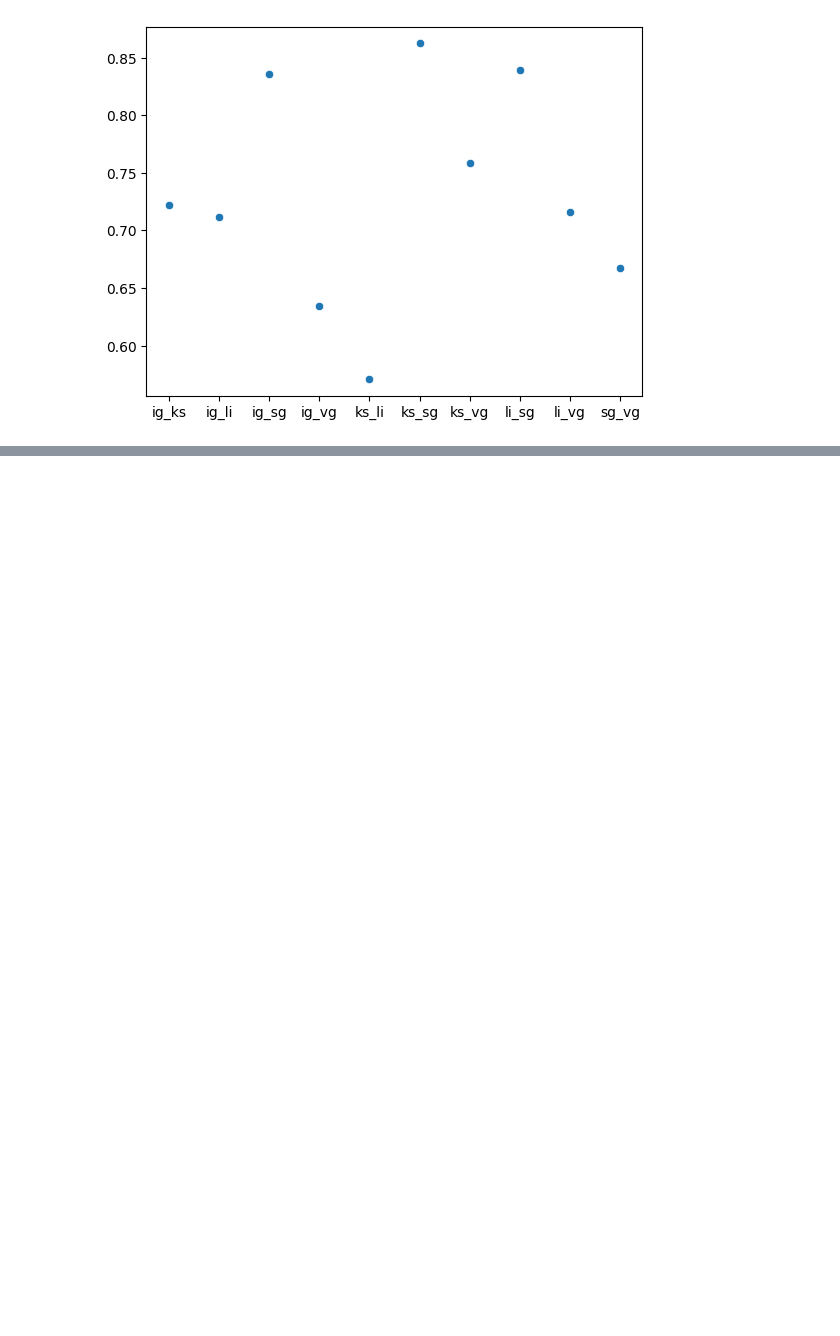
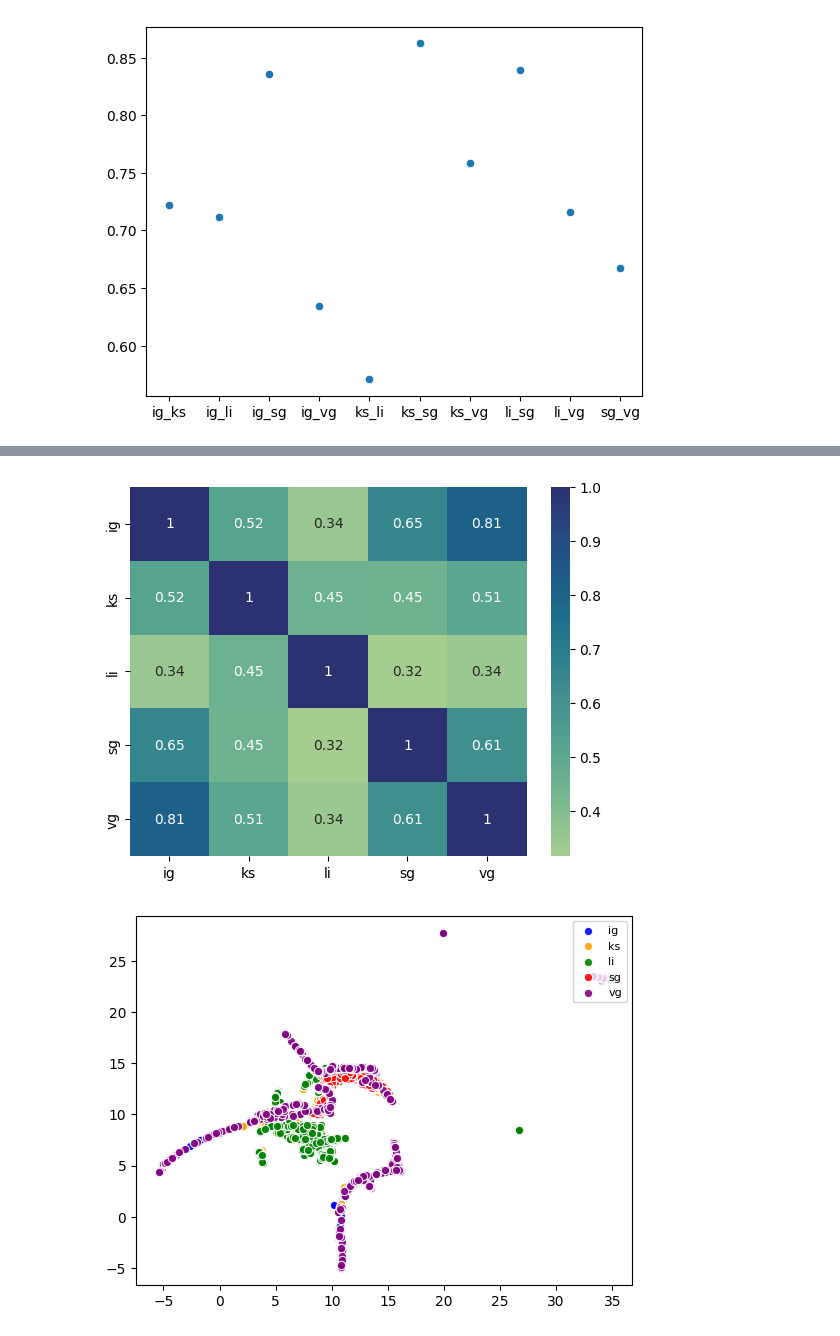
Before and after one commit to ekunigk/BA_Disagreement_Problem, a Jupyter notebook: evaluation_two.ipynb, the cells around one changed output, grey strips where cells are left out. Cells and saved outputs as stored; diff of their text form; code cells hidden in the pictures; blank space fills up the shorter version.

```diff
--- a/evaluation_two.ipynb
+++ b/evaluation_two.ipynb
@@ -62 +43,6 @@ analyze_explanations('breastw', 1, 9, 100, 3)
 [figure]
+# %%
+analyze_explanations('spambase', 1, 57, 200, 19)
+# %% [output]
+[figure, added]
+[figure, added]
```
Also changed, not shown: parts of 7 cells of this notebook, 2 other files.
